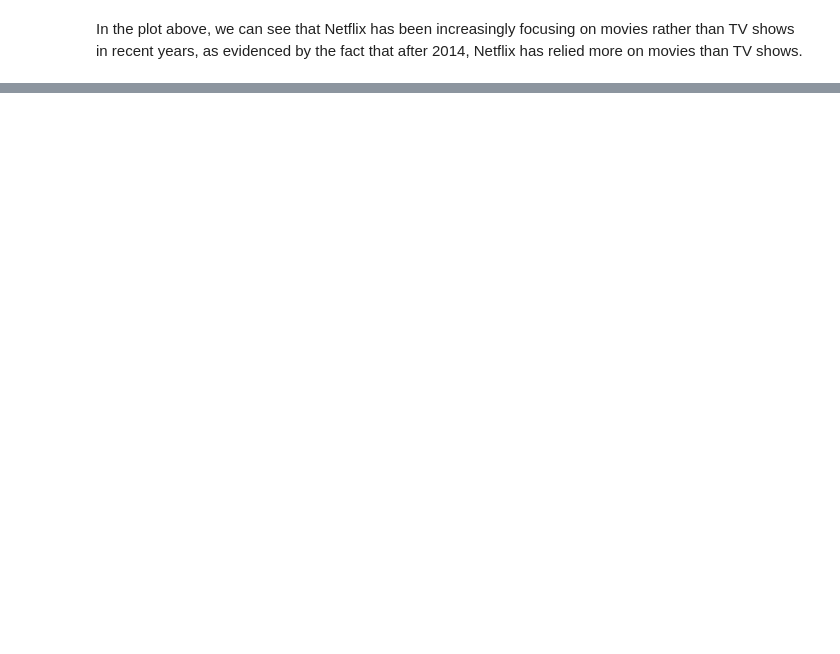
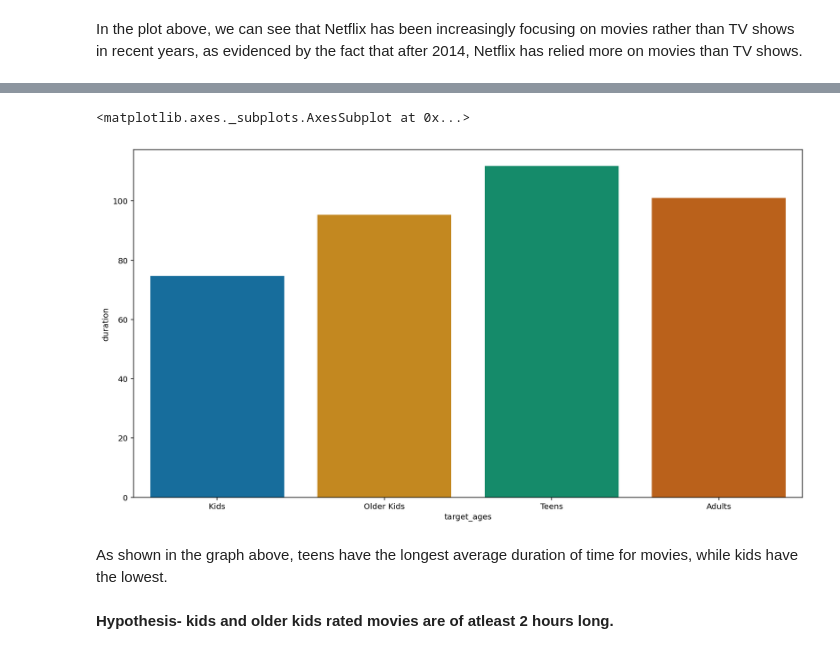
Before and after one commit to PUNEETSUBHANJI/Netflix_movies_Tv_shows_clustering, a Jupyter notebook: Netflix_Movies_Tv_shows_Clustering.ipynb, the cells around one changed output, grey strips where cells are left out. Drawn from its saved outputs; the diff is of its cells as text; code cells hidden in the pictures; blank space fills up the shorter version.

```diff
--- a/Netflix_Movies_Tv_shows_Clustering.ipynb
+++ b/Netflix_Movies_Tv_shows_Clustering.ipynb
@@ -434,0 +453,22 @@ In the plot above, we can see that Netflix has been increasingly focusing on mov
+# %%
+#with respect to each ratings assigning it into group of categories
+ratings_ages = {
+    'TV-PG': 'Older Kids',
+    'TV-MA': 'Adults',
+    'TV-Y7-FV': 'Older Kids',
+    'TV-Y7': 'Older Kids',
+    'TV-14': 'Teens',
+    'R': 'Adults',
+    'TV-Y': 'Kids',
+    'NR': 'Adults',
+    'PG-13': 'Teens',
+    'TV-G': 'Kids',
+    'PG': 'Older Kids',
+    'G': 'Kids',
+    'UR': 'Adults',
+    'NC-17': 'Adults'
+}
+
+data_hypothesis['target_ages'] = data_hypothesis['Ratings'].replace(ratings_ages)
+#let's see unique target ages
+data_hypothesis['target_ages'].unique()
@@ -434,0 +477,7 @@ In the plot above, we can see that Netflix has been increasingly focusing on mov
+# %%
+#Another category is target_ages (4 classes).
+data_hypothesis['target_ages'] = pd.Categorical(data_hypothesis['target_ages'], categories=['Kids', 'Older Kids', 'Teens', 'Adults'])
+# %%
+#from duration feature extractin string part and after extracting Changing the object type to numeric
+data_hypothesis['duration']= data_hypothesis['duration'].str.extract('(\d+)')
+data_hypothesis['duration'] = pd.to_numeric(data_hypothesis['duration'])
@@ -434,0 +492,6 @@ In the plot above, we can see that Netflix has been increasingly focusing on mov
+# %%
+#group_by duration and target_ages
+group_by_= data_hypothesis[['duration','target_ages']].groupby(by='target_ages')
+#mean of group_by variable
+group=group_by_.mean().reset_index()
+group
@@ -434,0 +504,11 @@ In the plot above, we can see that Netflix has been increasingly focusing on mov
+# %%
+#visualising target_ages w.r.t. duration feature
+plt.figure(figsize=(15,8))
+sns.barplot(x=group['target_ages'],y=group['duration'], palette='colorblind')
+# %% [output]
+<matplotlib.axes._subplots.AxesSubplot at 0x...>
+[figure, added]
+# %% [markdown]
+As shown in the graph above, teens have the longest average duration of time for movies, while kids have the lowest.
+# %% [markdown]
+**Hypothesis- kids and older kids rated movies are of atleast 2 hours long.**
```
Also changed, not shown: parts of 28 cells of this notebook.
